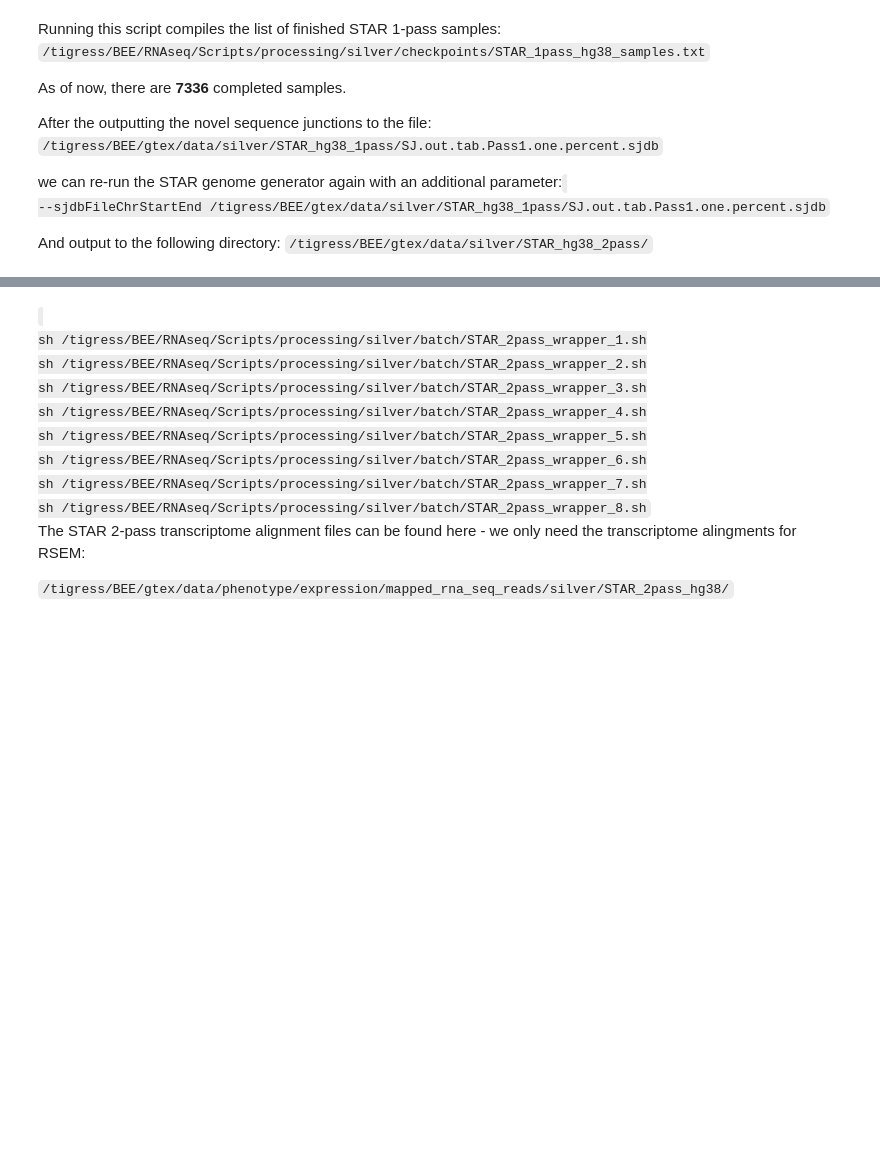
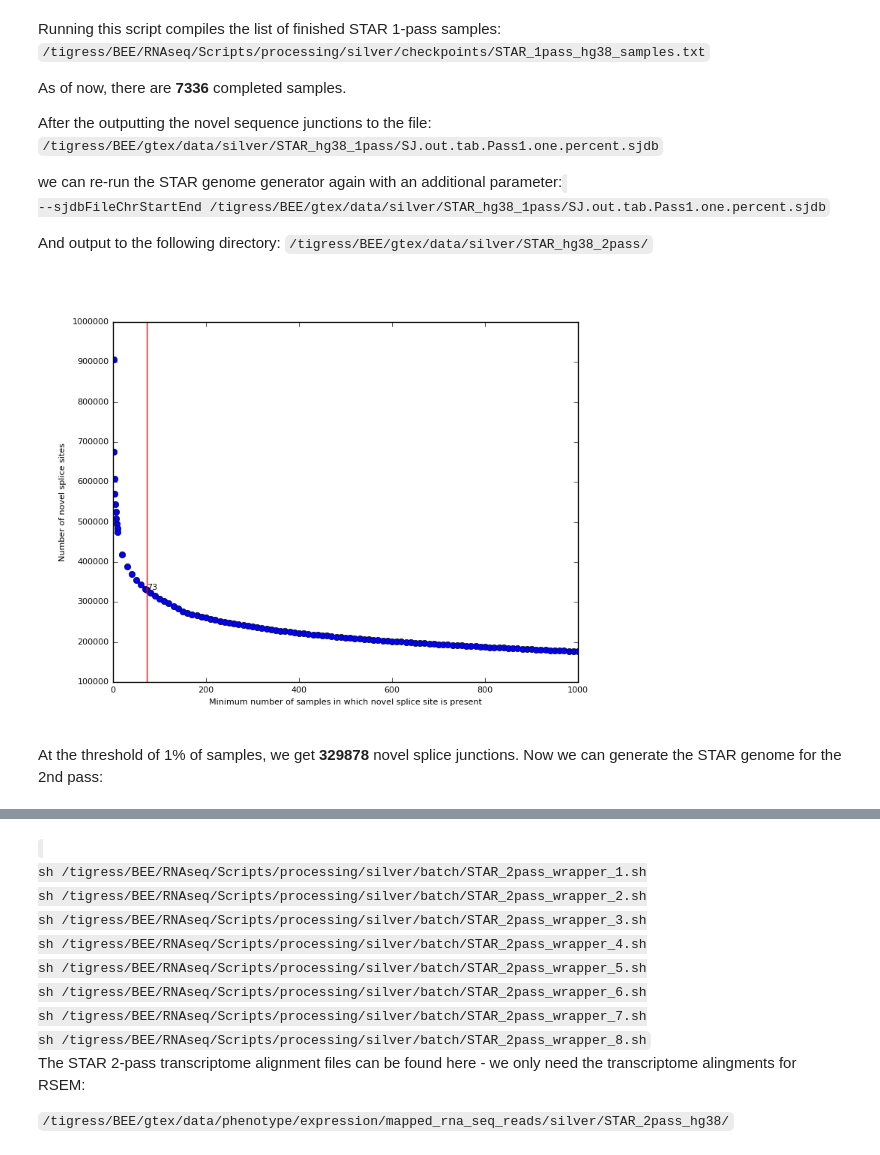
Before and after one commit to bee-hive/RNAseq_pipeline, a Jupyter notebook: Analysis/Notebooks/expression/GTEx_v6p_hg38_expression_quantification_2017_pipeline.ipynb, the cells around one changed output, grey strips where cells are left out. Drawn from its saved outputs; the diff is of its cells as text; code cells hidden in the pictures; blank space fills up the shorter version.

```diff
--- a/Analysis/Notebooks/expression/GTEx_v6p_hg38_expression_quantification_2017_pipeline.ipynb
+++ b/Analysis/Notebooks/expression/GTEx_v6p_hg38_expression_quantification_2017_pipeline.ipynb
@@ -109,6 +113,16 @@ we can re-run the STAR genome generator again with an additional parameter:
 
 And output to the following directory:
 <code>/tigress/BEE/gtex/data/silver/STAR_hg38_2pass/</code>
+# %%
+from IPython.display import Image
+# This part will depend on where the code is being run - the following code uses relative addresses
+import os
+proj = os.environ['proj']
+Image(filename=proj+'/Analysis/auxiliary/expression/Number_of_splice_sites_by_number_of_samples_hg38.png', width = 600)
+# %% [output]
+[figure, added]
+# %% [markdown]
+At the threshold of 1% of samples, we get <b>329878</b> novel splice junctions. Now we can generate the STAR genome for the 2nd pass:
 # %%
 %%bash
 
```
Also changed, not shown: parts of 5 cells of this notebook, 3 other files.
